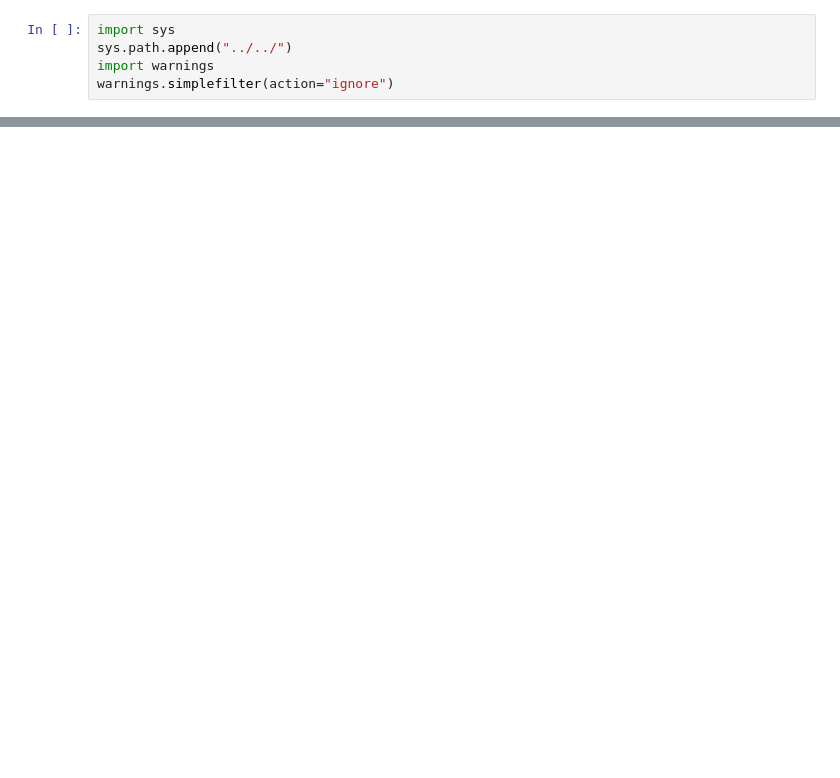
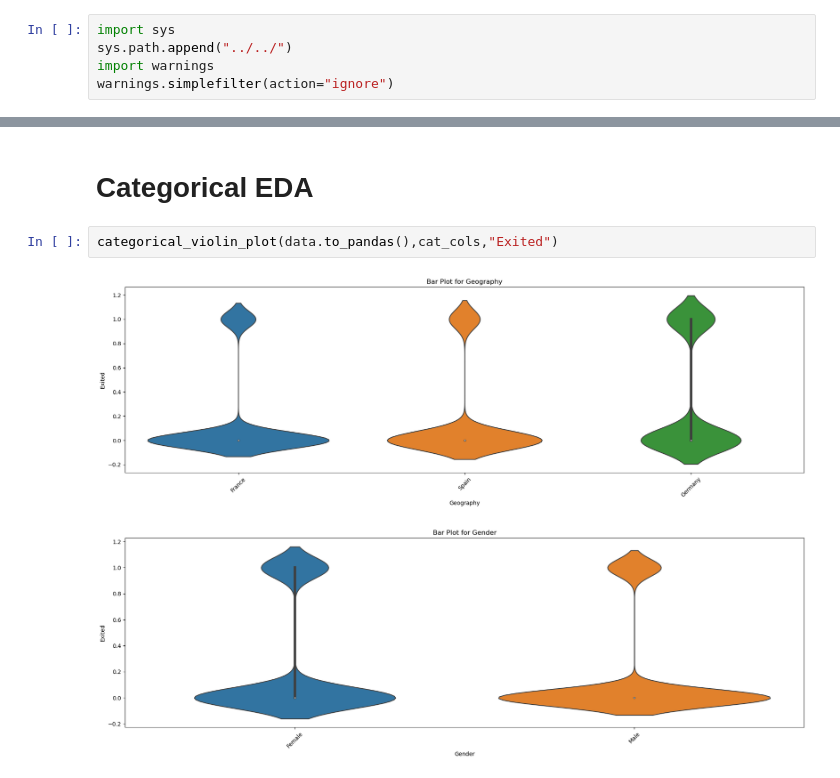
Before and after one commit to Ravikumarchavva/ML_Playground, a Jupyter notebook: week2_classification/Day1_preprocessFor_Binary/perprocess.ipynb, the cells around one changed output, grey strips where cells are left out. Cells and saved outputs as stored; diff of their text form; blank space fills up the shorter version.

```diff
--- a/week2_classification/Day1_preprocessFor_Binary/perprocess.ipynb
+++ b/week2_classification/Day1_preprocessFor_Binary/perprocess.ipynb
@@ -30,0 +58,7 @@ data
+# %% [markdown]
+# Categorical EDA
+# %%
+categorical_violin_plot(data.to_pandas(),cat_cols,"Exited")
+# %% [output]
+[figure, added]
+[figure, added]
```
Also changed, not shown: parts of 20 cells of this notebook, 12 other files.
